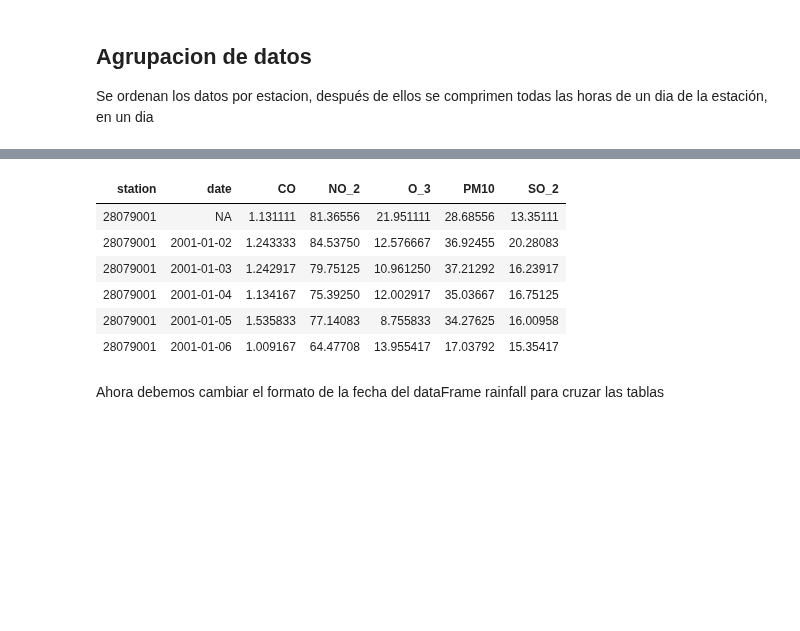
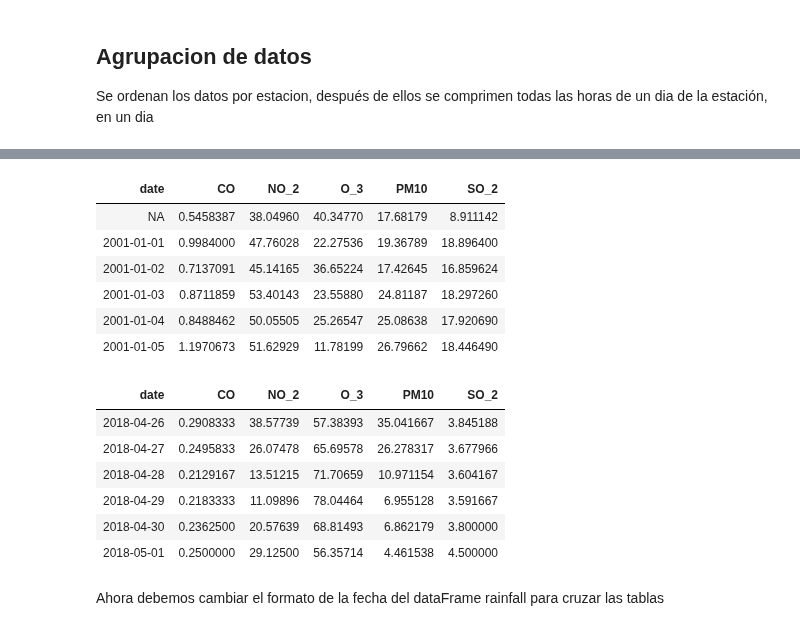
Before and after one commit to manumonforte/DataMining-BigDataParadigm, a Jupyter notebook: Estudio.ipynb, the cells around one changed output, grey strips where cells are left out. Cells and saved outputs as stored; diff of their text form; code cells hidden in the pictures; blank space fills up the shorter version.

```diff
--- a/Estudio.ipynb
+++ b/Estudio.ipynb
@@ -195,7 +204,8 @@ head(datasetMadrid)
 ## Agrupacion de datos
 Se ordenan los datos por estacion, después de ellos se comprimen todas las horas de un dia de la estación, en un dia
 # %%
-datasetMadrid<- datasetMadrid[order(datasetMadrid$station),]
+datasetMadrid<- datasetMadrid[order(datasetMadrid$date),]
 head(datasetMadrid)
+tail(datasetMadrid)
 # %% [output]
 |  | date | CO | NO_2 | O_3 | PM10 | SO_2 | station |
@@ -231,19 +245,28 @@ options(repr.matrix.max.rows=600, repr.matrix.max.cols=200)
 # %%
-madrid <- datasetMadrid %>% group_by(station,date) %>% summarise(
-            CO= mean(CO, na.rm = TRUE),
+madrid <- datasetMadrid %>%
+  group_by(date) %>%
+  summarise(CO = mean(CO, na.rm = TRUE),
             NO_2 = mean(NO_2, na.rm = TRUE),
             O_3 = mean(O_3, na.rm = TRUE),
             PM10 = mean(PM10, na.rm = TRUE),
             SO_2 = mean(SO_2, na.rm = TRUE))
 head(madrid)
+tail(madrid)
 # %% [output]
-| station | date | CO | NO_2 | O_3 | PM10 | SO_2 |
-| 28079001 | NA | 1.131111 | 81.36556 | 21.951111 | 28.68556 | 13.35111 |
-| 28079001 | 2001-01-02 | 1.243333 | 84.53750 | 12.576667 | 36.92455 | 20.28083 |
-| 28079001 | 2001-01-03 | 1.242917 | 79.75125 | 10.961250 | 37.21292 | 16.23917 |
-| 28079001 | 2001-01-04 | 1.134167 | 75.39250 | 12.002917 | 35.03667 | 16.75125 |
-| 28079001 | 2001-01-05 | 1.535833 | 77.14083 | 8.755833 | 34.27625 | 16.00958 |
-| 28079001 | 2001-01-06 | 1.009167 | 64.47708 | 13.955417 | 17.03792 | 15.35417 |
+| date | CO | NO_2 | O_3 | PM10 | SO_2 |
+| NA | 0.5458387 | 38.04960 | 40.34770 | 17.68179 | 8.911142 |
+| 2001-01-01 | 0.9984000 | 47.76028 | 22.27536 | 19.36789 | 18.896400 |
+| 2001-01-02 | 0.7137091 | 45.14165 | 36.65224 | 17.42645 | 16.859624 |
+| 2001-01-03 | 0.8711859 | 53.40143 | 23.55880 | 24.81187 | 18.297260 |
+| 2001-01-04 | 0.8488462 | 50.05505 | 25.26547 | 25.08638 | 17.920690 |
+| 2001-01-05 | 1.1970673 | 51.62929 | 11.78199 | 26.79662 | 18.446490 |
+| date | CO | NO_2 | O_3 | PM10 | SO_2 |
+| 2018-04-26 | 0.2908333 | 38.57739 | 57.38393 | 35.041667 | 3.845188 |
+| 2018-04-27 | 0.2495833 | 26.07478 | 65.69578 | 26.278317 | 3.677966 |
+| 2018-04-28 | 0.2129167 | 13.51215 | 71.70659 | 10.971154 | 3.604167 |
+| 2018-04-29 | 0.2183333 | 11.09896 | 78.04464 | 6.955128 | 3.591667 |
+| 2018-04-30 | 0.2362500 | 20.57639 | 68.81493 | 6.862179 | 3.800000 |
+| 2018-05-01 | 0.2500000 | 29.12500 | 56.35714 | 4.461538 | 4.500000 |
 # %% [markdown]
 Ahora debemos cambiar el formato de la fecha del dataFrame rainfall para cruzar las tablas
 # %%
```
Also changed, not shown: parts of 5 cells of this notebook.
